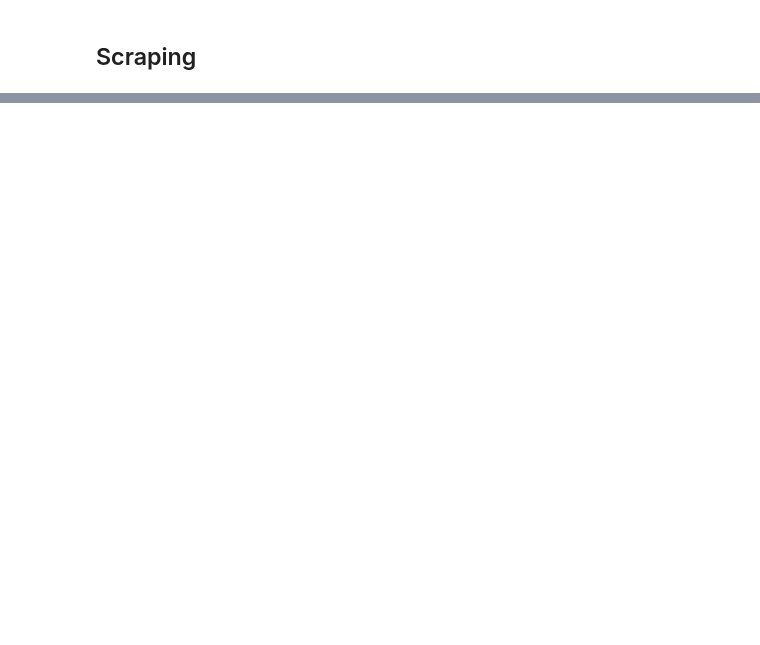
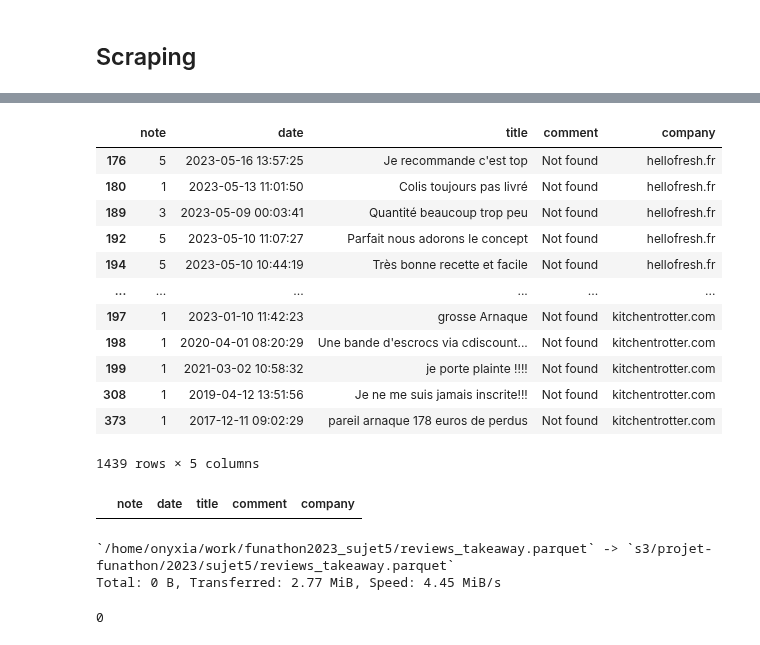
Before and after one commit to InseeFrLab/funathon2023_sujet5, a Jupyter notebook: scraping.ipynb, the cells around one changed output, grey strips where cells are left out. Cells and saved outputs as stored; diff of their text form; code cells hidden in the pictures; blank space fills up the shorter version.

```diff
--- a/scraping.ipynb
+++ b/scraping.ipynb
@@ -34,0 +93,18 @@ import time
+# %%
+def get_nb_pages_reviews(url_company):
+
+    time.sleep(1)
+    request_text = requests.get(url_company, headers=headers).text
+    soup = BeautifulSoup(request_text, 'html.parser')
+
+    try:
+        boutons_pages = soup.find(
+            'div', {'class':'styles_pagination__6VmQv'}
+        ).find_all(
+            'span', {'class':'typography_heading-xxs__QKBS8 typography_appearance-inherit__D7XqR typography_disableResponsiveSizing__OuNP7'}
+        )
+        last_page = int(boutons_pages[-2].text)  # Dernier bouton = "Page Suivante"
+        return last_page
+
+    except:
+        return 0
@@ -34,0 +194,21 @@ import time
+# %%
+df_problemes = df_all_reviews[df_all_reviews.apply(lambda row: row.str.contains('Not found').any(), axis=1)]
+df_problemes
+# %% [output]
+|  | note | date | title | comment | company |
+| 176 | 5 | 2023-05-16 13:57:25 | Je recommande c'est top | Not found | hellofresh.fr |
+| 180 | 1 | 2023-05-13 11:01:50 | Colis toujours pas livré | Not found | hellofresh.fr |
+| 189 | 3 | 2023-05-09 00:03:41 | Quantité beaucoup trop peu | Not found | hellofresh.fr |
+| 192 | 5 | 2023-05-10 11:07:27 | Parfait nous adorons le concept | Not found | hellofresh.fr |
+| 194 | 5 | 2023-05-10 10:44:19 | Très bonne recette et facile | Not found | hellofresh.fr |
+| ... | ... | ... | ... | ... | ... |
+| 197 | 1 | 2023-01-10 11:42:23 | grosse Arnaque | Not found | kitchentrotter.com |
+| 198 | 1 | 2020-04-01 08:20:29 | Une bande d'escrocs via cdiscount... | Not found | kitchentrotter.com |
+| 199 | 1 | 2021-03-02 10:58:32 | je porte plainte !!!! | Not found | kitchentrotter.com |
+| 308 | 1 | 2019-04-12 13:51:56 | Je ne me suis jamais inscrite!!! | Not found | kitchentrotter.com |
+| 373 | 1 | 2017-12-11 09:02:29 | pareil arnaque 178 euros de perdus | Not found | kitchentrotter.com |
+1439 rows × 5 columns
+# %%
+df_problemes[df_problemes['comment'] != "Not found"]
+# %% [output]
+|  | note | date | title | comment | company |
@@ -34,0 +217,6 @@ import time
+# %%
+os.system(f"mc cp reviews_takeaway.parquet s3/projet-funathon/2023/sujet5/reviews_takeaway.parquet")
+# %% [output]
+`/home/onyxia/work/funathon2023_sujet5/reviews_takeaway.parquet` -> `s3/projet-funathon/2023/sujet5/reviews_takeaway.parquet`
+Total: 0 B, Transferred: 2.77 MiB, Speed: 4.45 MiB/s
+0
```
Also changed, not shown: parts of 24 cells of this notebook.
